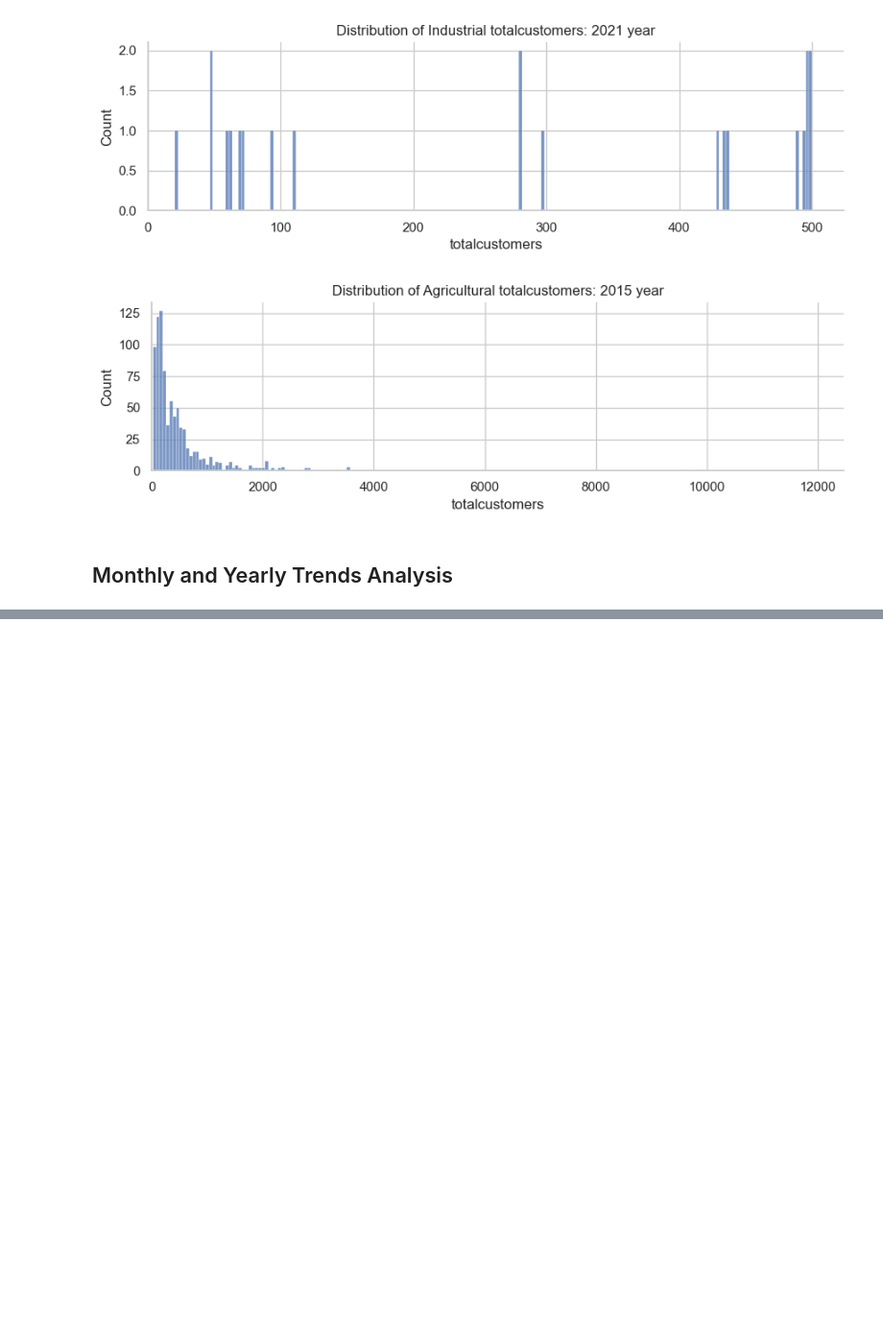
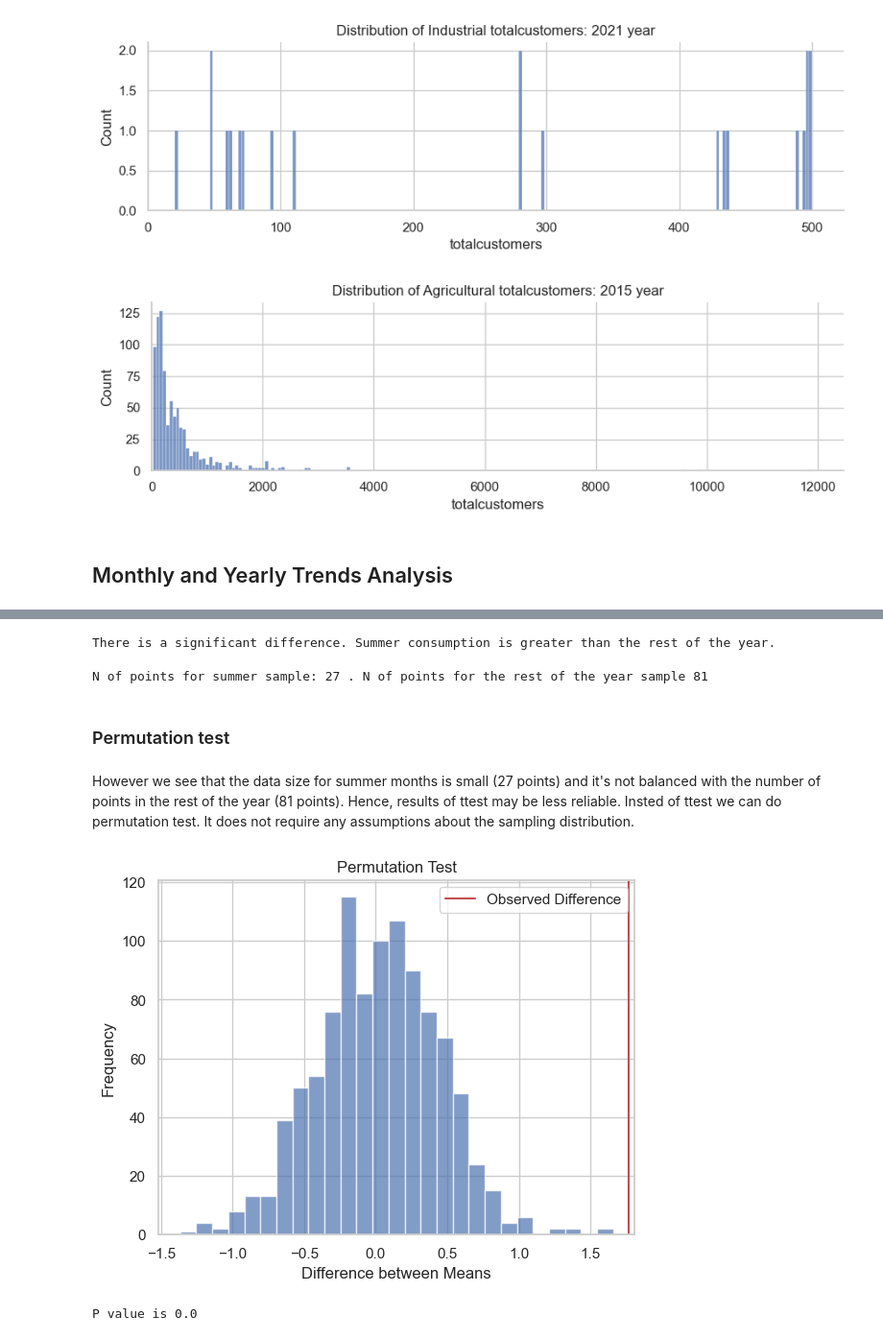
Before and after one commit to DaP29/PG-E, a Jupyter notebook: Energy_Consumption_Analysis_and_Hypothesis_Testing.ipynb, the cells around one changed output, grey strips where cells are left out. Shown at 96% size. Drawn from its saved outputs; the diff is of its cells as text; code cells hidden in the pictures; blank space fills up the shorter version.

```diff
--- a/Energy_Consumption_Analysis_and_Hypothesis_Testing.ipynb
+++ b/Energy_Consumption_Analysis_and_Hypothesis_Testing.ipynb
@@ -772,0 +766,56 @@ There is a significant difference. Summer consumption is greater than the rest o
+# %%
+t_statistic, p_value = ttest_ind(summer_consumption, rest_year, alternative='greater')
+# Check if summer consumption is greater than the rest of the year
+if p_value < 0.05:
+    print("There is a significant difference. Summer consumption is greater than the rest of the year.")
+else:
+    print("There is no significant difference. Summer consumption is not greater than the rest of the year.")
+# %% [output]
+There is a significant difference. Summer consumption is greater than the rest of the year.
+# %%
+print("N of points for summer sample:", len(summer_consumption),".","N of points for the rest of the year sample", len(rest_year))
+# %% [output]
+N of points for summer sample: 27 . N of points for the rest of the year sample 81
+# %% [markdown]
+### Permutation test
+# %% [markdown]
+However we see that the data size for summer months is small (27 points) and it's not balanced with the number of points in the rest of the year (81 points). Hence, results of ttest may be less reliable. Insted of ttest we can do permutation test. It does not require any assumptions about the sampling distribution.
+# %%
+import numpy as np
+import matplotlib.pyplot as plt
+
+def permutation_test(data1, data2, num_permutations, plot=True):
+    observed_diff = np.mean(data1) - np.mean(data2)    # Compute the observed difference between means
+    combined_data = np.concatenate([data1, data2]) # Combine the data from both groups
+    permuted_diffs = np.zeros(num_permutations) # Initialize an array to store the permuted differences
+    # Perform the permutation test
+    for i in range(num_permutations):
+        # Randomly permute the combined data
+        permuted_data = np.random.permutation(combined_data)
+
+        # Split the permuted data into two groups
+        permuted_data1 = permuted_data[:len(data1)]
+        permuted_data2 = permuted_data[len(data1):]
+
+        # Compute the difference between means for the permuted data
+        permuted_diffs[i] = np.mean(permuted_data1) - np.mean(permuted_data2)
+
+    # Compute the p-value by counting the number of permuted differences
+    # that are as extreme as the observed difference
+    p_value = np.sum(np.abs(permuted_diffs) >= np.abs(observed_diff)) / num_permutations
+
+    # Plot the permuted differences
+    if plot:
+        plt.hist(permuted_diffs, bins='auto', alpha=0.7)
+        plt.axvline(x=observed_diff, color='r', label='Observed Difference')
+        plt.xlabel('Difference between Means')
+        plt.ylabel('Frequency')
+        plt.legend()
+        plt.title('Permutation Test')
+        plt.show()
+    print(f"P value is {p_value}")
+# %%
+permutation_test(summer_consumption, rest_year,1000)
+# %% [output]
+[figure, added]
+P value is 0.0
```
Also changed, not shown: parts of 59 cells of this notebook.
